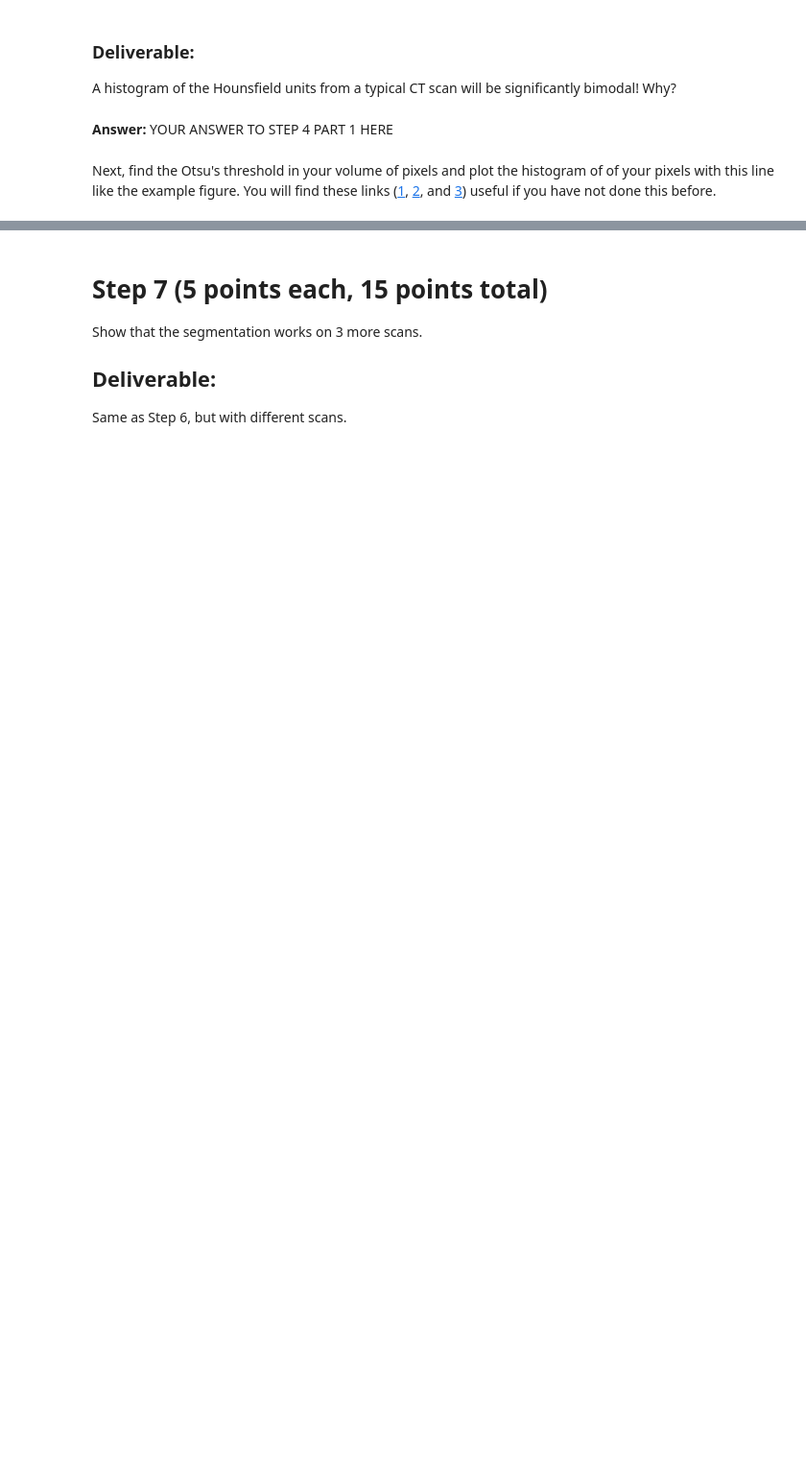
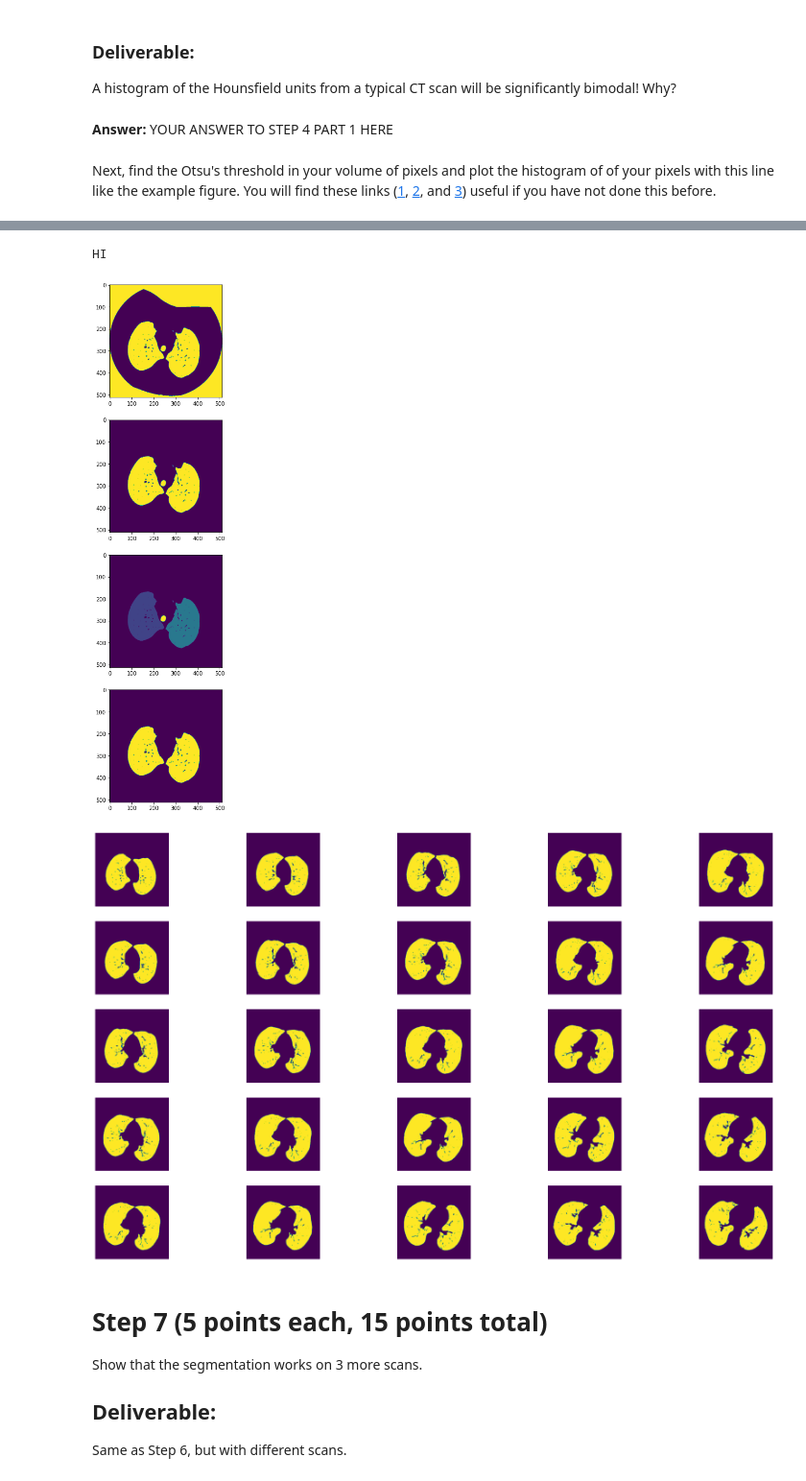
Before and after one commit to aaronsossin/assignment1_medical_imaging, a Jupyter notebook: BMI260_Problem_Set_1.ipynb, the cells around one changed output, grey strips where cells are left out. Shown at 96% size. Drawn from its saved outputs; the diff is of its cells as text; code cells hidden in the pictures; blank space fills up the shorter version.

```diff
--- a/BMI260_Problem_Set_1.ipynb
+++ b/BMI260_Problem_Set_1.ipynb
@@ -413,24 +413,55 @@ Implement the steps described here and display for us an ordered sample of the c
 # %%
 ### WRITE CODE IN HERE. You can have up to 5 cells for this question, but only one is required #######
 import skimage.segmentation
+from skimage.measure import label, regionprops
 
-volBW = np.where(volCT > thresh, 1, 0)
+volBW = np.where(volCT[:,:,:] < thresh, 1, 0)
 
-for slice in np.rollaxis(volBW, 2):
-    lung_label = skimage.measure.label(slice)
-    print(lung_label)
-    for lung_px in lung_label:
-        skimage.segmentation.clear_border(lung_px)
+fig, ax = plt.subplots(4, 1)
+for slice_number in range(volBW.shape[0]):
+
+    slice = volBW[slice_number,:,:]
+    if slice_number == 20:
+        ax[0].imshow(slice)
+
+    cleared = skimage.segmentation.clear_border(slice)
+    if slice_number == 20:
+        ax[1].imshow(cleared)
+
+
+    lung_label = skimage.measure.label(cleared)
+
+    if slice_number == 20:
+        ax[2].imshow(lung_label)
+
+    out_img = np.zeros(lung_label.shape)
+
+    props = regionprops(lung_label)
+    area = [ele.area for ele in props]
+
+    largest_blob_inds = np.argsort(area)[-2:]
+
+    for x in largest_blob_inds:
+        blob_label = props[x].label
+        out_img[lung_label == blob_label] = 1
+    if slice_number == 20:
+        ax[3].imshow(out_img)
+
+    volBW[slice_number,:,:] = out_img
 
 fig, ax = plt.subplots(5,5)
 for i in range(5):
     for j in range(5):
-        a[i,j].imshow(volBW[(5+i+j) * 5, :, :])
+        ax[i,j].imshow(volBW[(5+i+j) * 5, :, :])
         ax[i,j].axis("off")
 plt.rcParams["figure.figsize"] = (30,18)
 print("HI")
 
 ######################################################################################################
+# %% [output]
+HI
+[figure, added]
+[figure, added]
 # %%
 ### WRITE CODE IN HERE. You can have up to 5 cells for this question, but only one is required #######
 # %%
```
Also changed, not shown: parts of 6 cells of this notebook.
